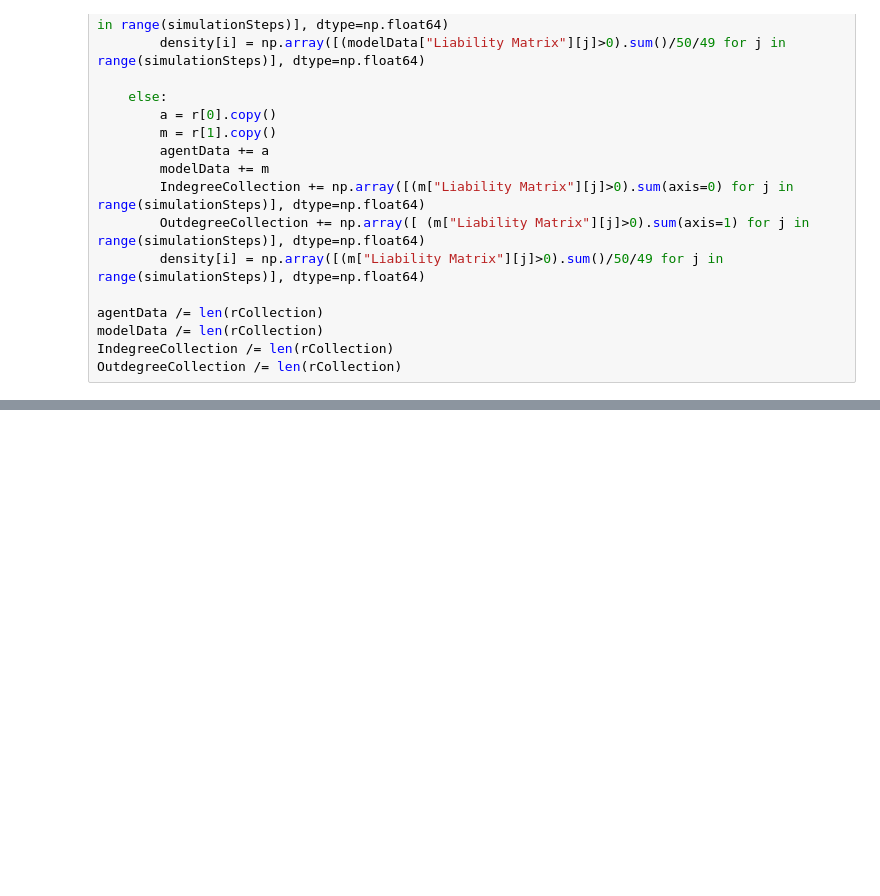
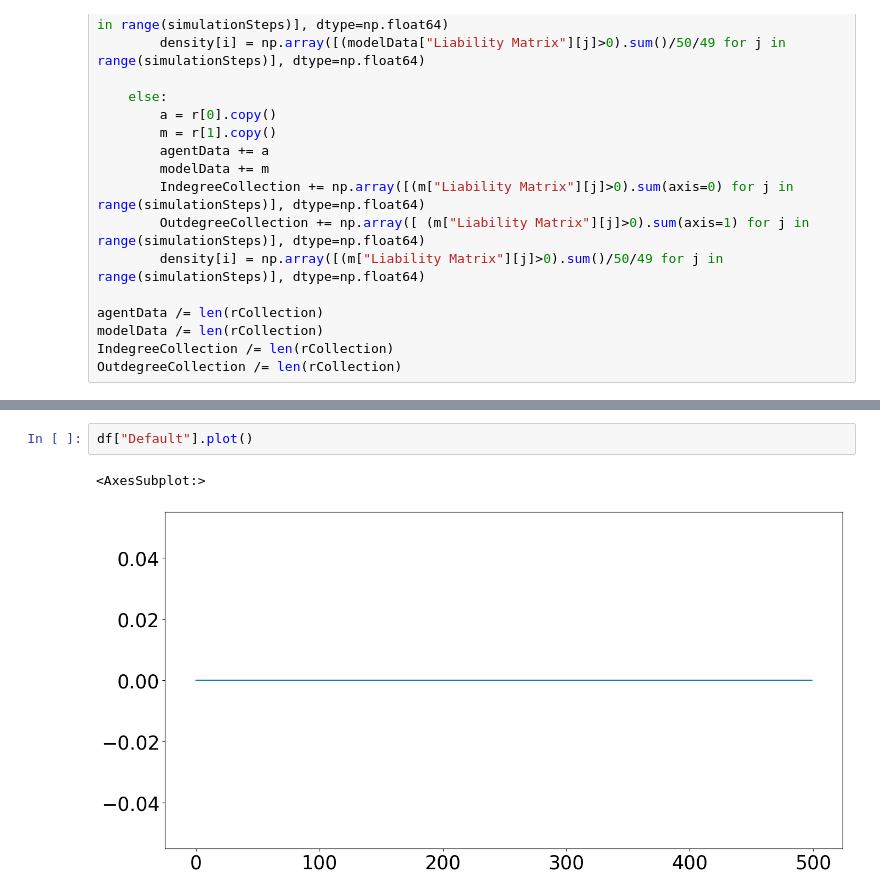
Before and after one commit to dongxulee/balanceSheet, a Jupyter notebook: bankingSystem.ipynb, the cells around one changed output, grey strips where cells are left out. Cells and saved outputs as stored; diff of their text form; blank space fills up the shorter version.

```diff
--- a/bankingSystem.ipynb
+++ b/bankingSystem.ipynb
@@ -81,0 +76,5 @@ OutdegreeCollection /= len(rCollection)
+# %%
+df["Default"].plot()
+# %% [output]
+<AxesSubplot:>
+[figure, added]
```
Also changed, not shown: parts of 10 cells of this notebook, 20 other files.
